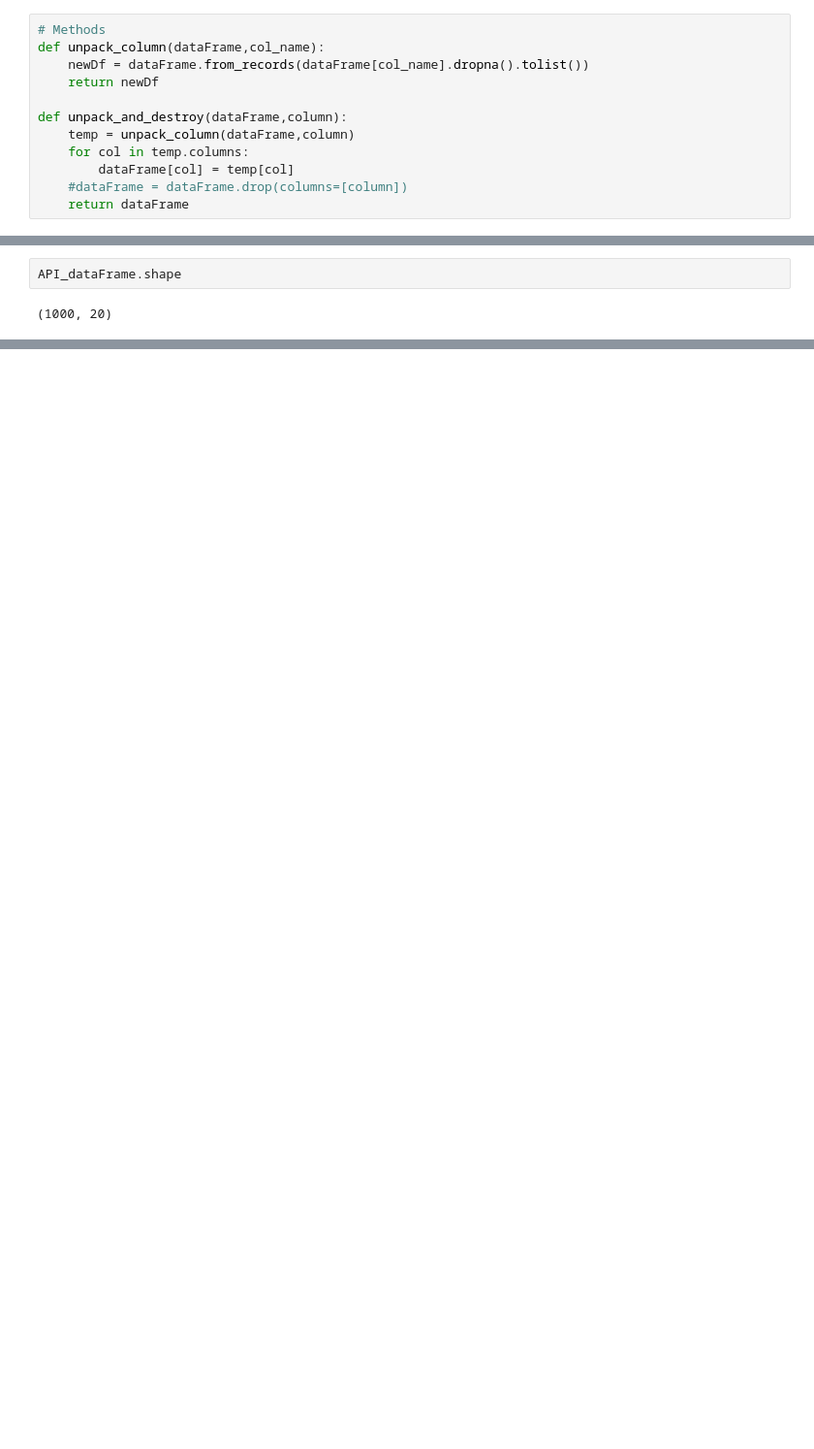
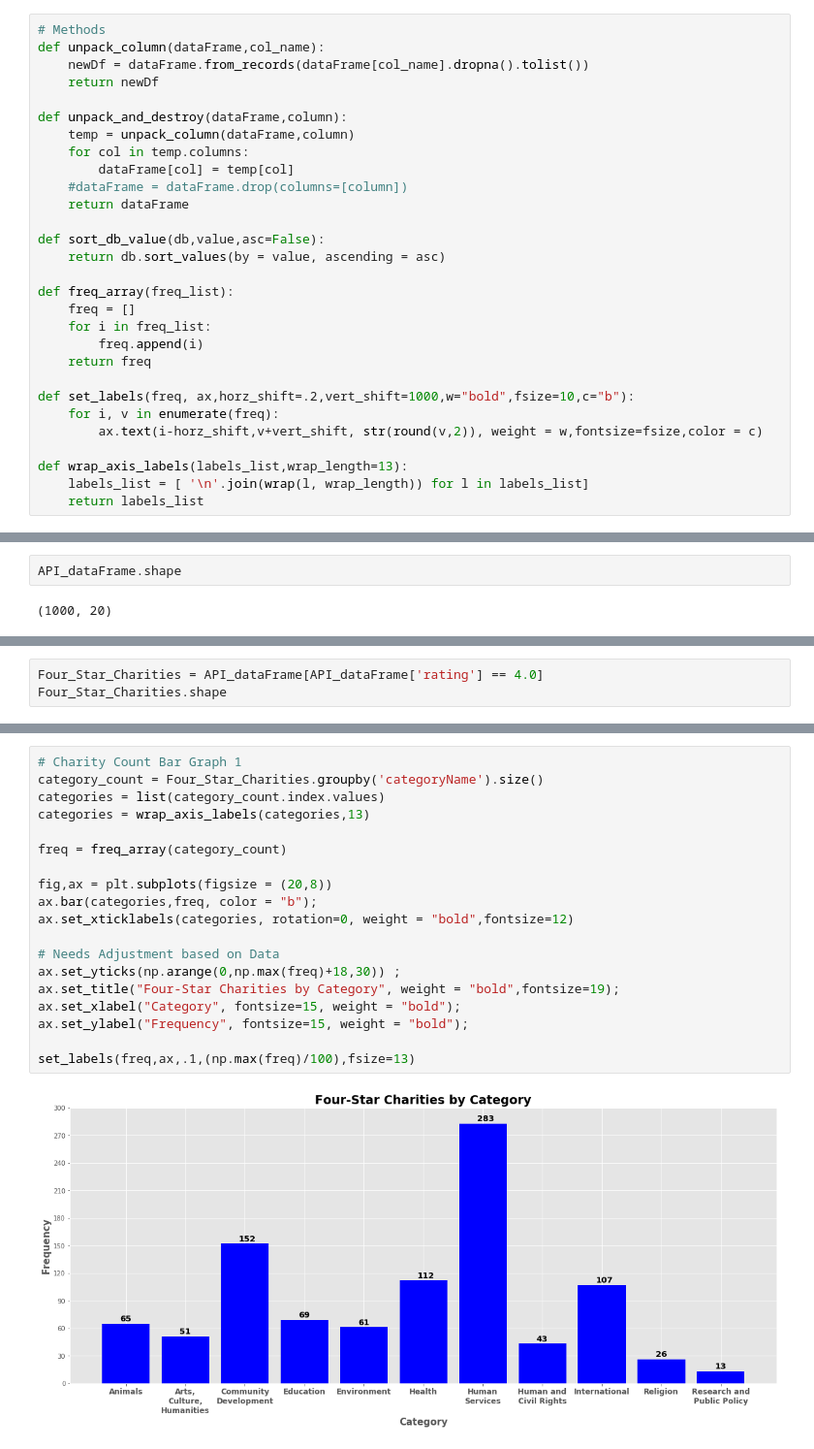
Before and after one commit to jackvessa/Capstone1_Givz_EDA, a Jupyter notebook: Charity_Navigator_API_Optimized.ipynb, the cells around one changed output, grey strips where cells are left out. Shown at 97% size. Drawn from its saved outputs; the diff is of its cells as text; blank space fills up the shorter version.

```diff
--- a/Charity_Navigator_API_Optimized.ipynb
+++ b/Charity_Navigator_API_Optimized.ipynb
@@ -18,4 +21,21 @@ def unpack_and_destroy(dataFrame,column):
         dataFrame[col] = temp[col]
     #dataFrame = dataFrame.drop(columns=[column])
     return dataFrame
+
+def sort_db_value(db,value,asc=False):
+    return db.sort_values(by = value, ascending = asc)
+
+def freq_array(freq_list):
+    freq = []
+    for i in freq_list:
+        freq.append(i)
+    return freq
+
+def set_labels(freq, ax,horz_shift=.2,vert_shift=1000,w="bold",fsize=10,c="b"):
+    for i, v in enumerate(freq):
+        ax.text(i-horz_shift,v+vert_shift, str(round(v,2)), weight = w,fontsize=fsize,color = c)
+
+def wrap_axis_labels(labels_list,wrap_length=13):
+    labels_list = [ '\n'.join(wrap(l, wrap_length)) for l in labels_list]
+    return labels_list
 # %%
@@ -78,0 +113,3 @@ NameError: name 'plt' is not defined
+# %%
+Four_Star_Charities = API_dataFrame[API_dataFrame['rating'] == 4.0]
+Four_Star_Charities.shape
@@ -78,0 +118,21 @@ NameError: name 'plt' is not defined
+# %%
+# Charity Count Bar Graph 1
+category_count = Four_Star_Charities.groupby('categoryName').size()
+categories = list(category_count.index.values)
+categories = wrap_axis_labels(categories,13)
+
+freq = freq_array(category_count)
+
+fig,ax = plt.subplots(figsize = (20,8))
+ax.bar(categories,freq, color = "b");
+ax.set_xticklabels(categories, rotation=0, weight = "bold",fontsize=12)
+
+# Needs Adjustment based on Data
+ax.set_yticks(np.arange(0,np.max(freq)+18,30)) ;
+ax.set_title("Four-Star Charities by Category", weight = "bold",fontsize=19);
+ax.set_xlabel("Category", fontsize=15, weight = "bold");
+ax.set_ylabel("Frequency", fontsize=15, weight = "bold");
+
+set_labels(freq,ax,.1,(np.max(freq)/100),fsize=13)
+# %% [output]
+[figure, added]
```
Also changed, not shown: parts of 31 cells of this notebook, 2 other files.
